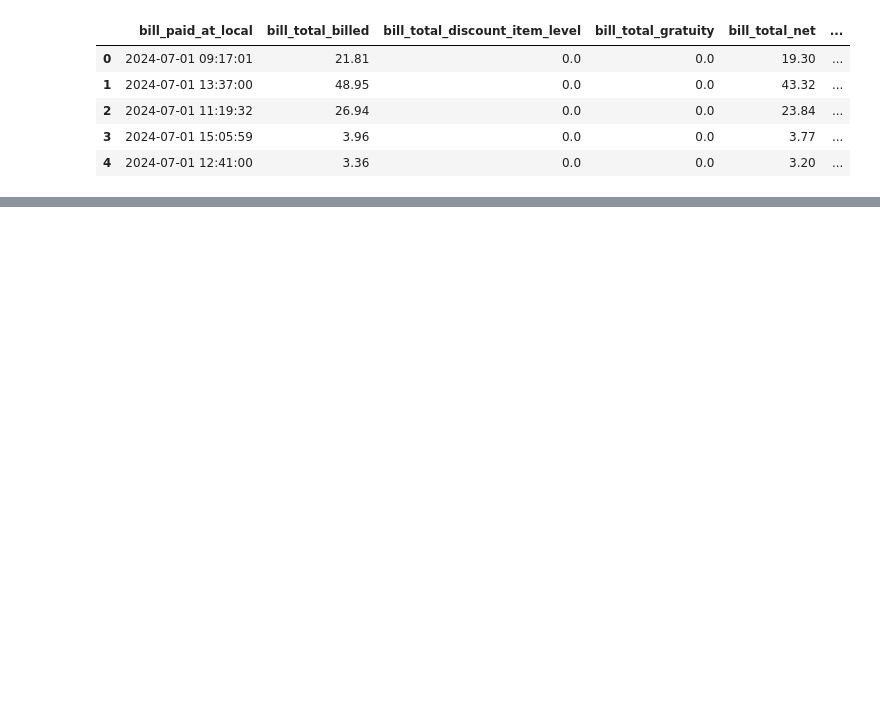
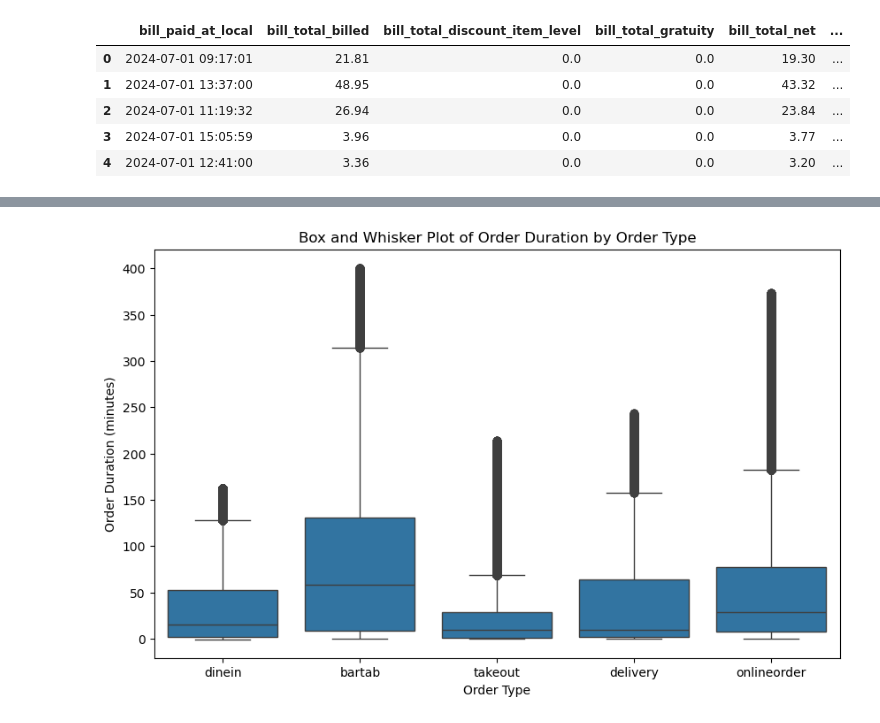
Before and after one commit to NathanL15/TouchBistroEDA, a Jupyter notebook: Pipeline/Preprocess.ipynb, the cells around one changed output, grey strips where cells are left out. Saved outputs shown, nothing was run; the diff lists cells and outputs as text; code cells hidden in the pictures; blank space fills up the shorter version.

```diff
--- a/Pipeline/Preprocess.ipynb
+++ b/Pipeline/Preprocess.ipynb
@@ -17,0 +80,19 @@ df.head()
+# %%
+import seaborn as sns
+import matplotlib.pyplot as plt
+
+# Calculate the 0.96 quantile for each order type
+quantile_96_per_type = df.groupby('order_take_out_type_label')['order_duration_minutes'].quantile(0.96)
+
+# Filter the DataFrame based on the 0.96 quantile for each order type using .map()
+filtered_df = df[df['order_duration_minutes'] <= df['order_take_out_type_label'].map(quantile_96_per_type)]
+
+# Create a box and whisker plot
+plt.figure(figsize=(10, 6))
+sns.boxplot(x='order_take_out_type_label', y='order_duration_minutes', data=filtered_df)
+plt.title('Box and Whisker Plot of Order Duration by Order Type')
+plt.xlabel('Order Type')
+plt.ylabel('Order Duration (minutes)')
+plt.show()
+# %% [output]
+[figure, added]
```
Also changed, not shown: parts of 4 cells of this notebook.
